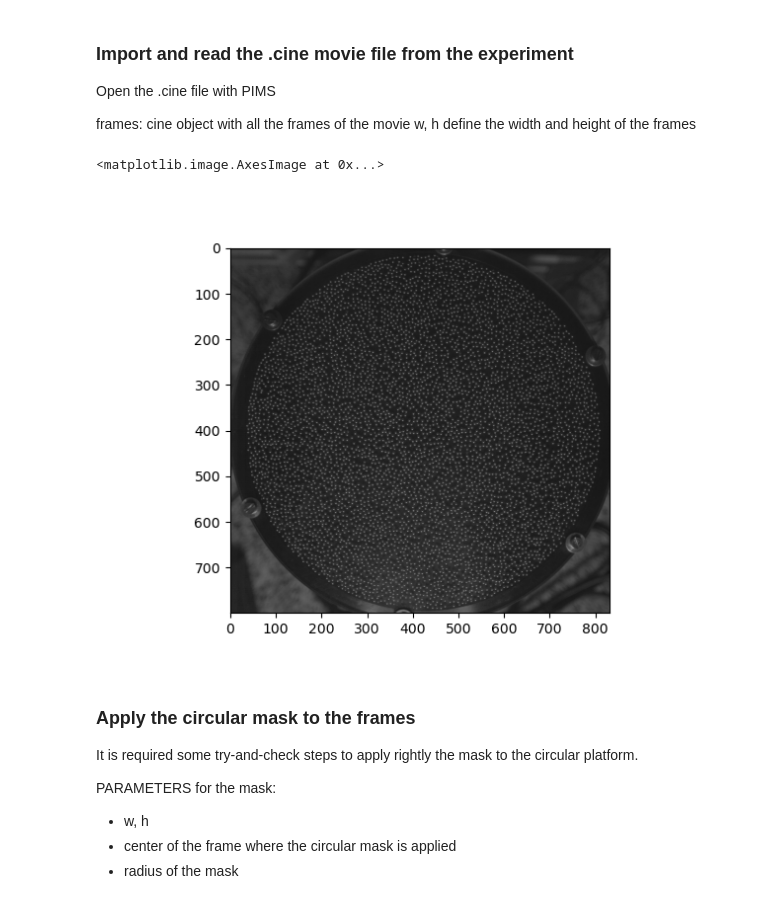
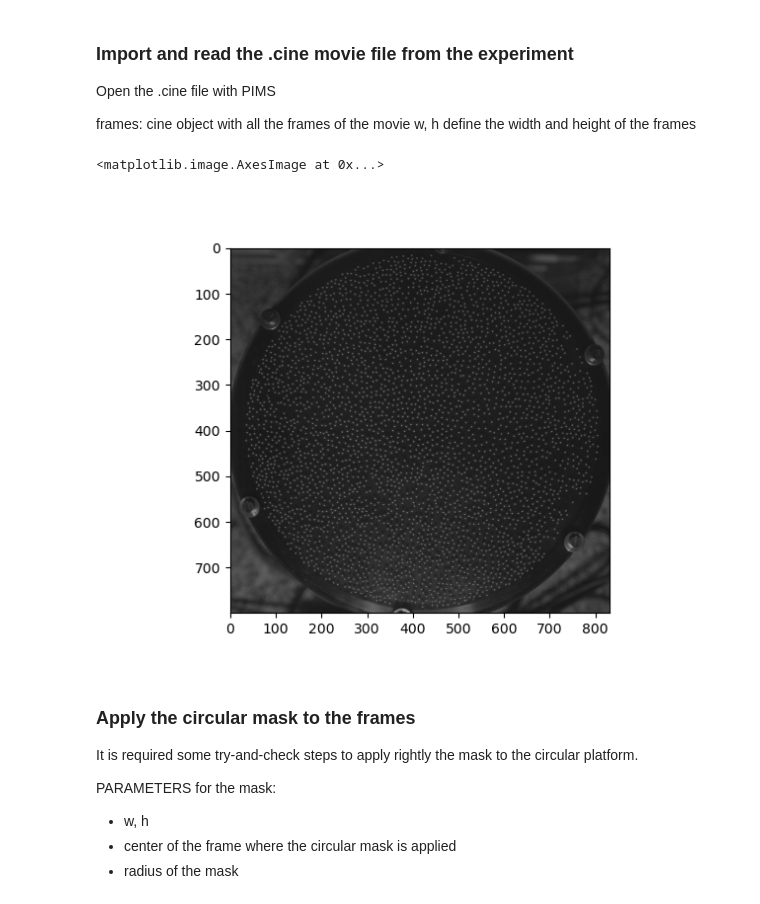
Before and after one commit to juanvm88/Procesado_imagenes, a Jupyter notebook: Locate_particles.ipynb, the cells around one changed output. Cells and saved outputs as stored; diff of their text form; code cells hidden in the pictures.

```diff
--- a/Locate_particles.ipynb
+++ b/Locate_particles.ipynb
@@ -100,14 +100,14 @@ Open the .cine file with PIMS
 frames: cine object with all the frames of the movie
 w, h define the width and height of the frames
 # %%
-frames=pims.open('/media/juan/DiscoDuro2G/.cine')
+frames=pims.open('/media/juan/DiscoDuro2G/Serie_Densidad_1.8sigma/densidad0.325_f75Hz.cine')
 w,h=frames[0].shape
 
 
 plt.imshow(frames[0],cmap='gray')
 # %% [output]
 <matplotlib.image.AxesImage at 0x...>
-[figure, old version]
+[figure, new version]
 # %% [markdown]
 ### Apply the circular mask to the frames
 
```
Also changed, not shown: parts of 10 cells of this notebook, 19 other files.
